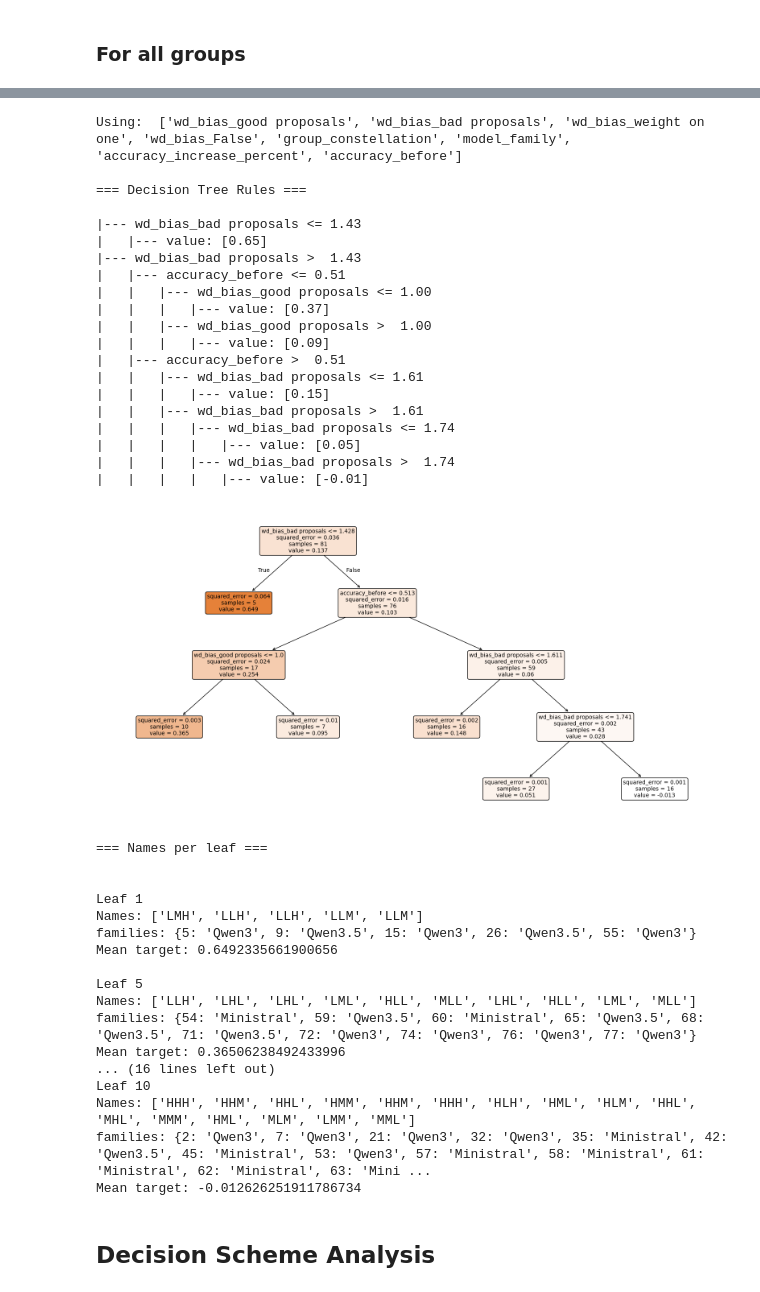
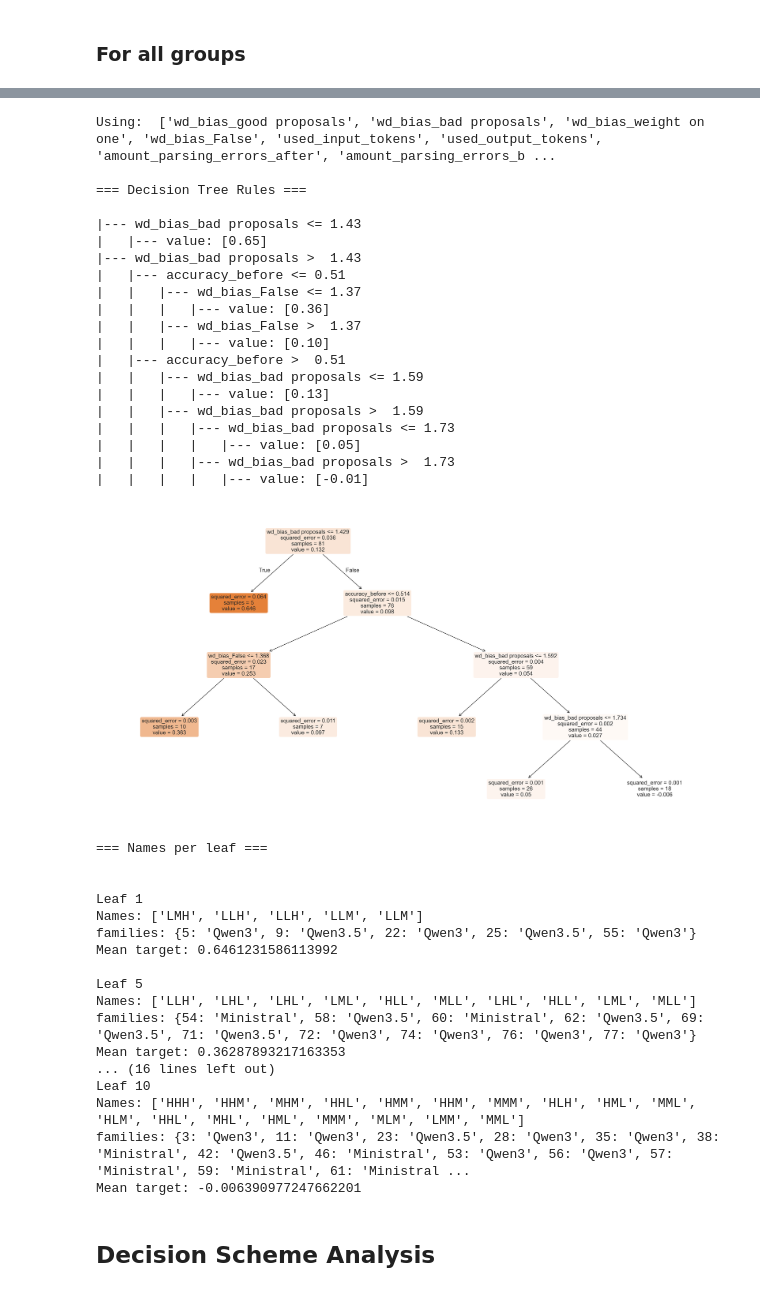
Before and after one commit to XfensorX/Beyond-Multi-Agent-Debate, a Jupyter notebook: src/social_groups/analysis/defs/notebooks/final_mad_baseline.ipynb, the cells around one changed output, grey strips where cells are left out. Drawn from its saved outputs; the diff is of its cells as text; code cells hidden in the pictures.

```diff
--- a/src/social_groups/analysis/defs/notebooks/final_mad_baseline.ipynb
+++ b/src/social_groups/analysis/defs/notebooks/final_mad_baseline.ipynb
@@ -56,4 +78,7 @@ from social_groups.analysis.definitions import defs
 
 frame: pl.DataFrame = defs().load_asset_value("final_changed_order_mad")
 baseline: pl.DataFrame = defs().load_asset_value("final_baseline")
+no_discussion_baseline: pl.DataFrame = defs().load_asset_value(
+    ["report", "final_no_discussion_voting", "all_group_combinations_majority_voting"]
+)
 # %% [output]
@@ -82,6 +108,7 @@ baseline_performance = (
         pl.col("model_name")
         .replace(MODEL_NAME_TO_LETTER_MAPPING)
         .alias("model_letter"),
+        call_cost_heuristic=parse_parameters(pl.col("model_name")) * 2,
     )
 )
 
@@ -89,5 +116,5 @@ assert baseline_performance["len"].unique().item() == 1000
 
 baseline_performance = baseline_performance.drop("len")
 
-baseline_performance
+baseline_performance.head()
 # %% [output]
@@ -357,17 +963,31 @@ wasserstein_mad = (
     .filter(pl.col(plc.group_constellation).str.len_chars() == 3)
 )
 
-wasserstein_mad = wasserstein_mad.join(
-    mad_performance,
-    on=["model_family", "group_constellation", "accuracy"],
-    how="inner",
-    validate="1:1",
-).rename(
-    {
-        "best_individual_performance": "accuracy_best_individual_performance",
-        "group_increase": "accuracy_group_increase",
-    }
+wasserstein_mad = (
+    wasserstein_mad.join(
+        mad_performance,
+        on=["model_family", "group_constellation", "accuracy"],
+        how="inner",
+        validate="1:1",
+    )
+    .drop(
+        "run_identifier",
+        "run_id",
+        "message_ids",
+        "final_answer",
+        "experiment_id",
+        "experiment_configuration_json",
+        "execution_config_json",
+        "meta_info_json",
+        "name",
+        "data_connector",
+    )
+    .with_columns(
+        pl.col("group_constellation").str.count_matches(s).alias(f"number_of_{s}")
+        for s in "LMH"
+    )
 )
 
+
 wasserstein_mad
 # %% [output]
@@ -426,7 +1333,9 @@ family_col = plc.model_family
 
 
 df = wasserstein_mad.select(plselectors.numeric(), name_col, family_col).select(
-    pl.exclude("^accuracy.*$", target_col, "run_id"), target_col, "accuracy_before"
+    pl.exclude("^accuracy.*$", target_col, "run_id", "^increase.*$"),
+    target_col,
+    "accuracy_before",
 )
 
 print("Using: ", df.columns)
@@ -456,61 +1365,61 @@ plt.figure(figsize=(20, 10))
 plot_tree(model, feature_names=X.columns, filled=True, rounded=True, fontsize=10)
 plt.show()
 
 # ===== ASSIGN LEAVES =====
 
 leaf_ids = model.apply(X)
 
 
 # Attach everything into a dataframe
 df_leaves = pd.DataFrame(
     {"leaf": leaf_ids, "name": names, "target": y, "family": families}
 )
 # ===== PRINT NAMES PER LEAF =====
 print("\n=== Names per leaf ===\n")
 for leaf, group in df_leaves.groupby("leaf"):
     print(f"\nLeaf {leaf}")
     print("Names:", group["name"].to_list())
     print("families:", group["family"].to_dict())
     print("Mean target:", group["target"].mean())
 # %% [output]
-Using:  ['wd_bias_good proposals', 'wd_bias_bad proposals', 'wd_bias_weight on one', 'wd_bias_False', 'group_constellation', 'model_family', 'accuracy_increase_percent', 'accuracy_before']
+Using:  ['wd_bias_good proposals', 'wd_bias_bad proposals', 'wd_bias_weight on one', 'wd_bias_False', 'used_input_tokens', 'used_output_tokens', 'amount_parsing_errors_after', 'amount_parsing_errors_b ...
 
 === Decision Tree Rules ===
 
 |--- wd_bias_bad proposals <= 1.43
 |   |--- value: [0.65]
 |--- wd_bias_bad proposals >  1.43
 |   |--- accuracy_before <= 0.51
-|   |   |--- wd_bias_good proposals <= 1.00
-|   |   |   |--- value: [0.37]
-|   |   |--- wd_bias_good proposals >  1.00
-|   |   |   |--- value: [0.09]
+|   |   |--- wd_bias_False <= 1.37
+|   |   |   |--- value: [0.36]
+|   |   |--- wd_bias_False >  1.37
+|   |   |   |--- value: [0.10]
 |   |--- accuracy_before >  0.51
-|   |   |--- wd_bias_bad proposals <= 1.61
-|   |   |   |--- value: [0.15]
-|   |   |--- wd_bias_bad proposals >  1.61
-|   |   |   |--- wd_bias_bad proposals <= 1.74
+|   |   |--- wd_bias_bad proposals <= 1.59
+|   |   |   |--- value: [0.13]
+|   |   |--- wd_bias_bad proposals >  1.59
+|   |   |   |--- wd_bias_bad proposals <= 1.73
 |   |   |   |   |--- value: [0.05]
-|   |   |   |--- wd_bias_bad proposals >  1.74
+|   |   |   |--- wd_bias_bad proposals >  1.73
 |   |   |   |   |--- value: [-0.01]
-[figure, old version]
+[figure, new version]
 === Names per leaf ===
 
 
 Leaf 1
 Names: ['LMH', 'LLH', 'LLH', 'LLM', 'LLM']
-families: {5: 'Qwen3', 9: 'Qwen3.5', 15: 'Qwen3', 26: 'Qwen3.5', 55: 'Qwen3'}
-Mean target: 0.6492335661900656
+families: {5: 'Qwen3', 9: 'Qwen3.5', 22: 'Qwen3', 25: 'Qwen3.5', 55: 'Qwen3'}
+Mean target: 0.6461231586113992
 
 Leaf 5
 Names: ['LLH', 'LHL', 'LHL', 'LML', 'HLL', 'MLL', 'LHL', 'HLL', 'LML', 'MLL']
-families: {54: 'Ministral', 59: 'Qwen3.5', 60: 'Ministral', 65: 'Qwen3.5', 68: 'Qwen3.5', 71: 'Qwen3.5', 72: 'Qwen3', 74: 'Qwen3', 76: 'Qwen3', 77: 'Qwen3'}
-Mean target: 0.36506238492433996
+families: {54: 'Ministral', 58: 'Qwen3.5', 60: 'Ministral', 62: 'Qwen3.5', 69: 'Qwen3.5', 71: 'Qwen3.5', 72: 'Qwen3', 74: 'Qwen3', 76: 'Qwen3', 77: 'Qwen3'}
+Mean target: 0.36287893217163353
 ... (16 lines left out)
 Leaf 10
-Names: ['HHH', 'HHM', 'HHL', 'HMM', 'HHM', 'HHH', 'HLH', 'HML', 'HLM', 'HHL', 'MHL', 'MMM', 'HML', 'MLM', 'LMM', 'MML']
-families: {2: 'Qwen3', 7: 'Qwen3', 21: 'Qwen3', 32: 'Qwen3', 35: 'Ministral', 42: 'Qwen3.5', 45: 'Ministral', 53: 'Qwen3', 57: 'Ministral', 58: 'Ministral', 61: 'Ministral', 62: 'Ministral', 63: 'Mini ...
-Mean target: -0.012626251911786734
+Names: ['HHH', 'HHM', 'MHM', 'HHL', 'HMM', 'HHM', 'MMM', 'HLH', 'HML', 'MML', 'HLM', 'HHL', 'MHL', 'HML', 'MMM', 'MLM', 'LMM', 'MML']
+families: {3: 'Qwen3', 11: 'Qwen3', 23: 'Qwen3.5', 28: 'Qwen3', 35: 'Qwen3', 38: 'Ministral', 42: 'Qwen3.5', 46: 'Ministral', 53: 'Qwen3', 56: 'Qwen3', 57: 'Ministral', 59: 'Ministral', 61: 'Ministral ...
+Mean target: -0.006390977247662201
 # %% [markdown]
 ## Decision Scheme Analysis
 # %% [markdown]
```
Also changed, not shown: parts of 46 cells of this notebook, 5 other files.
